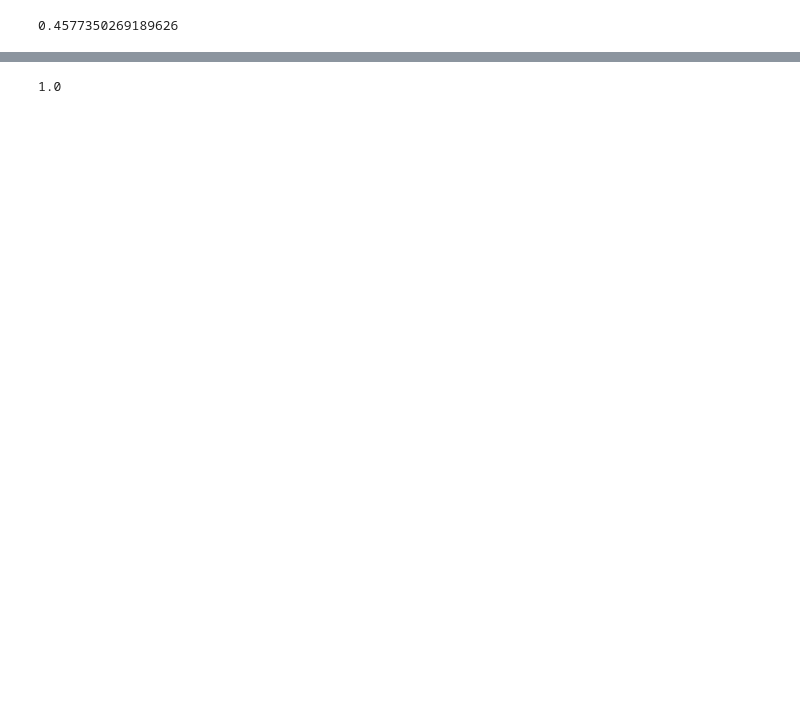
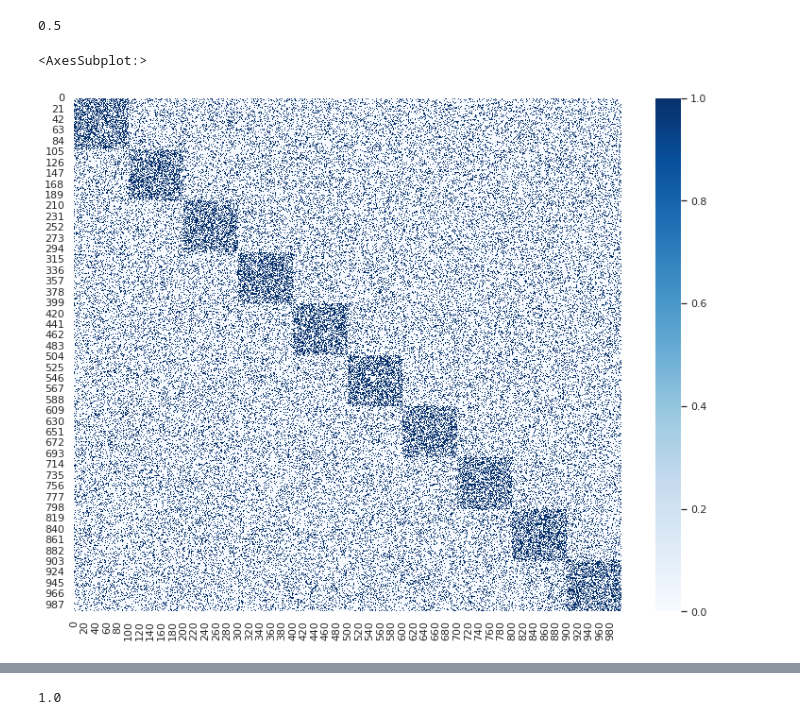
Before and after one commit to sheikhomar/mixture-learning, a Jupyter notebook: notebooks/06-planted-partition.ipynb, the cells around one changed output, grey strips where cells are left out. Saved outputs shown, nothing was run; the diff lists cells and outputs as text; code cells hidden in the pictures; blank space fills up the shorter version.

```diff
--- a/notebooks/06-planted-partition.ipynb
+++ b/notebooks/06-planted-partition.ipynb
@@ -28,10 +42,10 @@ sns.set(style="whitegrid")
 # %%
-k = 3
+k = 10
 n_per_cluster = 100
 n_nodes = k * n_per_cluster
 
-q = 0.1
-p = 0.4 + q/np.sqrt(k)
+q = 0.2
+p = q + 0.3
 p
 # %% [output]
-0.4577350269189626
+0.5
@@ -50,0 +52,7 @@ S = nx.to_numpy_matrix(g)
+# %%
+S, labels = generate_planted_partition_graph(k, 100, p, q)
+fig, ax = plt.subplots(figsize=(13, 10))
+sns.heatmap(S, cmap="Blues", ax=ax)
+# %% [output]
+<AxesSubplot:>
+[figure, added]
```
Also changed, not shown: parts of 32 cells of this notebook, 3 other files.
